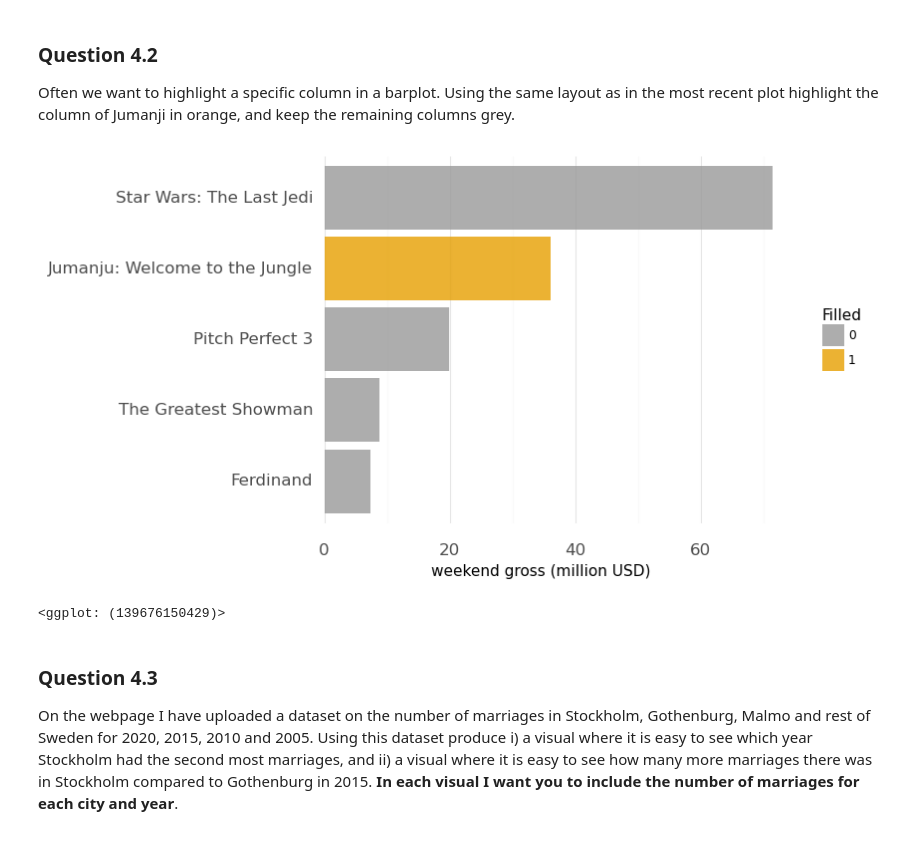
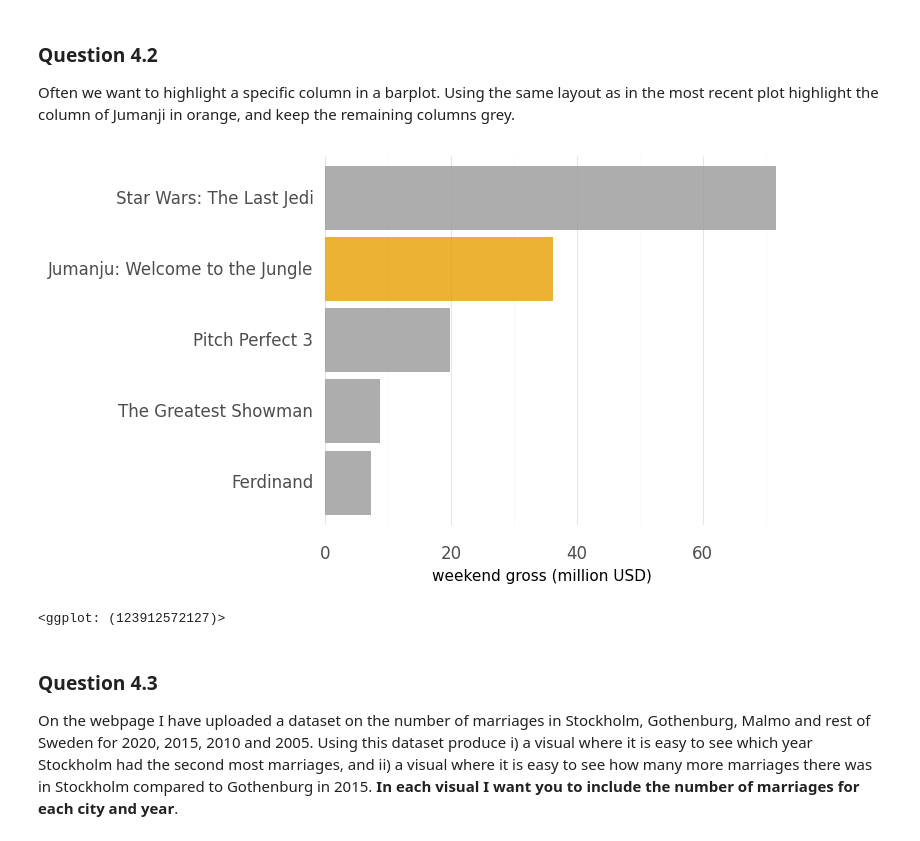
Before and after one commit to AxelEiman/SciVis, a Jupyter notebook: HW1/Homework1.ipynb, the cells around one changed output. Drawn from its saved outputs; the diff is of its cells as text; code cells hidden in the pictures.

```diff
--- a/HW1/Homework1.ipynb
+++ b/HW1/Homework1.ipynb
@@ -327,21 +327,22 @@ Often we want to highlight a specific column in a barplot. Using the same layout
 # %%
 # Insert code here
 # Remember to print the visual
 tab61['Filled'] = ["0", "1", "0", "0", "0"]
 (
     ggplot(tab61, aes(y='weekend gross (million USD)', x='TitleCat', fill='Filled'))
     + geom_bar(stat='identity', alpha=0.8)
     + scale_fill_manual(values=[cbPalette[7], cbPalette[0]])
     + coord_flip()
     + theme_minimal()
     + theme(panel_grid_major_y=element_blank(),
+            legend_position='none',
             axis_title_y=element_blank(),
             axis_text=element_text(size=12),
             axis_text_y=element_text(margin={'r':-20}))
 )
 # %% [output]
-[figure, old version]
+[figure, new version]
-<ggplot: (139676150429)>
+<ggplot: (123912572127)>
 # %% [markdown]
 ### Question 4.3
 
```
Also changed, not shown: parts of 15 cells of this notebook.
